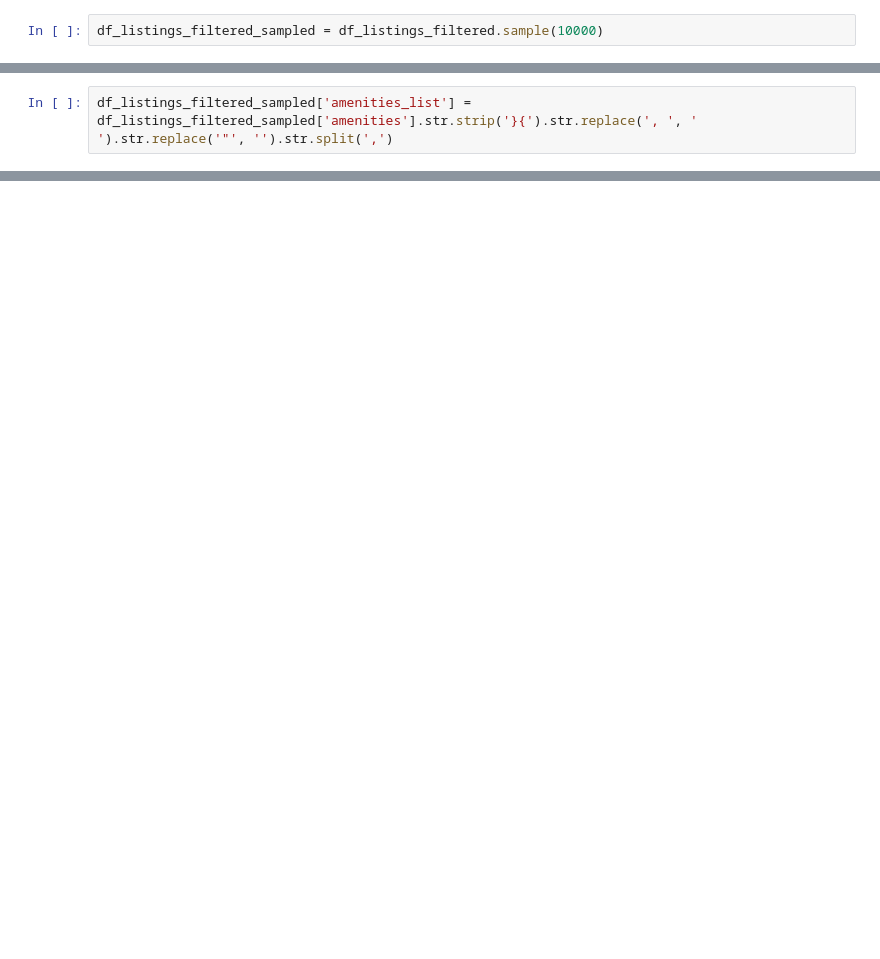
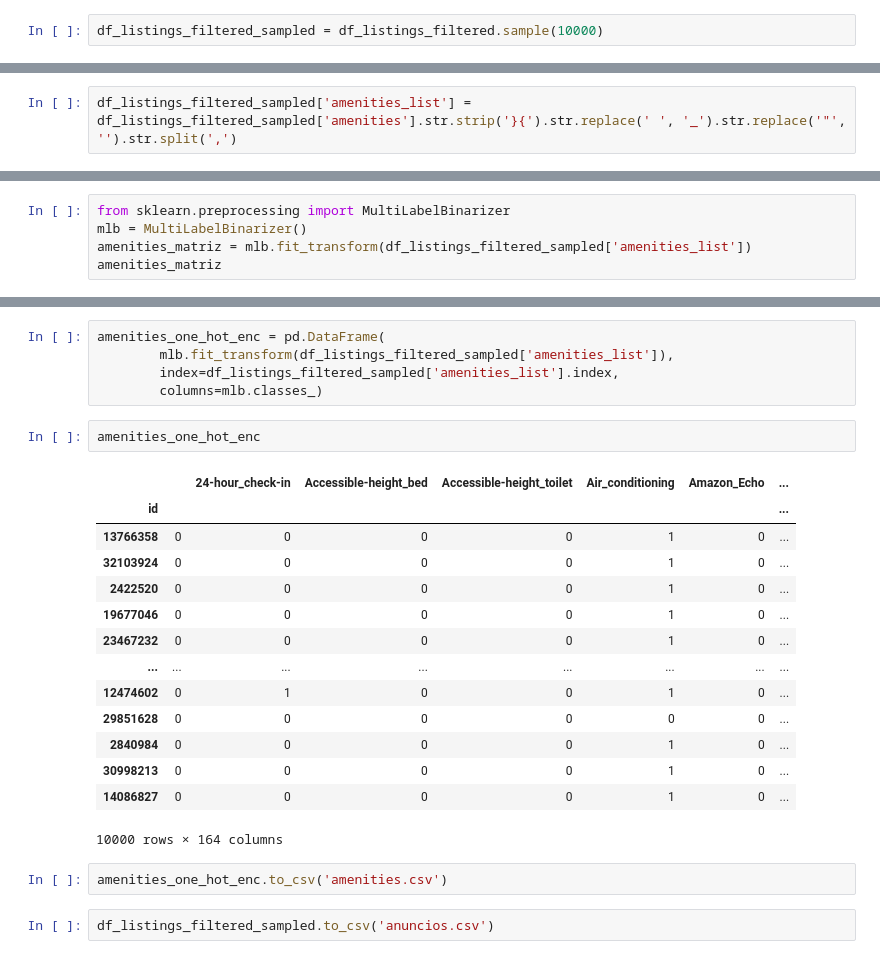
Before and after one commit to frlsouza/pmv_tcc_airbnb, a Jupyter notebook: tcc-puc-airbnb-tratamento.ipynb, the cells around one changed output, grey strips where cells are left out. Saved outputs shown, nothing was run; the diff lists cells and outputs as text; blank space fills up the shorter version.

```diff
--- a/tcc-puc-airbnb-tratamento.ipynb
+++ b/tcc-puc-airbnb-tratamento.ipynb
@@ -75,6 +75,6 @@ id
 Name: amenities, Length: 10000, dtype: object
 # %%
-df_listings_filtered_sampled['amenities_list'] = df_listings_filtered_sampled['amenities'].str.strip('}{').str.replace(', ', ' ').str.replace('"', '').str.split(',')
+df_listings_filtered_sampled['amenities_list'] = df_listings_filtered_sampled['amenities'].str.strip('}{').str.replace(' ', '_').str.replace('"', '').str.split(',')
 # %%
 df_listings_filtered_sampled['amenities_list']
 # %% [output]
@@ -102,0 +94,5 @@ AttributeError: 'Series' object has no attribute 'get_dummies'
+# %%
+from sklearn.preprocessing import MultiLabelBinarizer
+mlb = MultiLabelBinarizer()
+amenities_matriz = mlb.fit_transform(df_listings_filtered_sampled['amenities_list'])
+amenities_matriz
@@ -102,0 +128,26 @@ AttributeError: 'Series' object has no attribute 'get_dummies'
+# %%
+amenities_one_hot_enc = pd.DataFrame(
+        mlb.fit_transform(df_listings_filtered_sampled['amenities_list']),
+        index=df_listings_filtered_sampled['amenities_list'].index,
+        columns=mlb.classes_)
+# %%
+amenities_one_hot_enc
+# %% [output]
+|  |  | 24-hour_check-in | Accessible-height_bed | Accessible-height_toilet | Air_conditioning | Amazon_Echo | ... |
+| id |  |  |  |  |  |  | ... |
+| 13766358 | 0 | 0 | 0 | 0 | 1 | 0 | ... |
+| 32103924 | 0 | 0 | 0 | 0 | 1 | 0 | ... |
+| 2422520 | 0 | 0 | 0 | 0 | 1 | 0 | ... |
+| 19677046 | 0 | 0 | 0 | 0 | 1 | 0 | ... |
+| 23467232 | 0 | 0 | 0 | 0 | 1 | 0 | ... |
+| ... | ... | ... | ... | ... | ... | ... | ... |
+| 12474602 | 0 | 1 | 0 | 0 | 1 | 0 | ... |
+| 29851628 | 0 | 0 | 0 | 0 | 0 | 0 | ... |
+| 2840984 | 0 | 0 | 0 | 0 | 1 | 0 | ... |
+| 30998213 | 0 | 0 | 0 | 0 | 1 | 0 | ... |
+| 14086827 | 0 | 0 | 0 | 0 | 1 | 0 | ... |
+10000 rows × 164 columns
+# %%
+amenities_one_hot_enc.to_csv('amenities.csv')
+# %%
+df_listings_filtered_sampled.to_csv('anuncios.csv')
```
Also changed, not shown: parts of 9 cells of this notebook, 4 other files.
